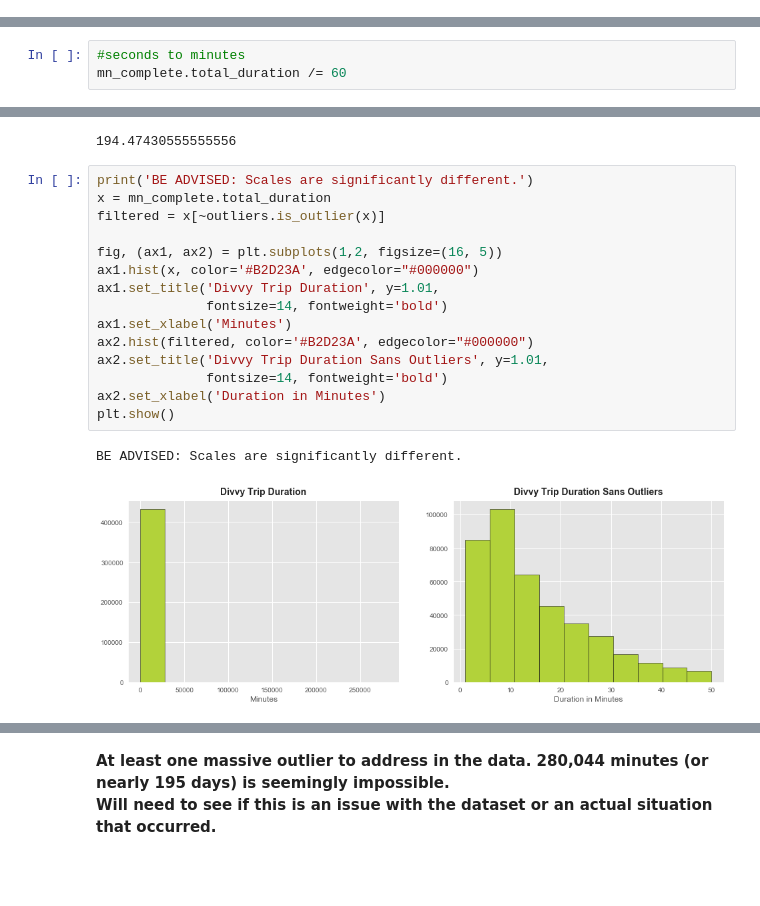
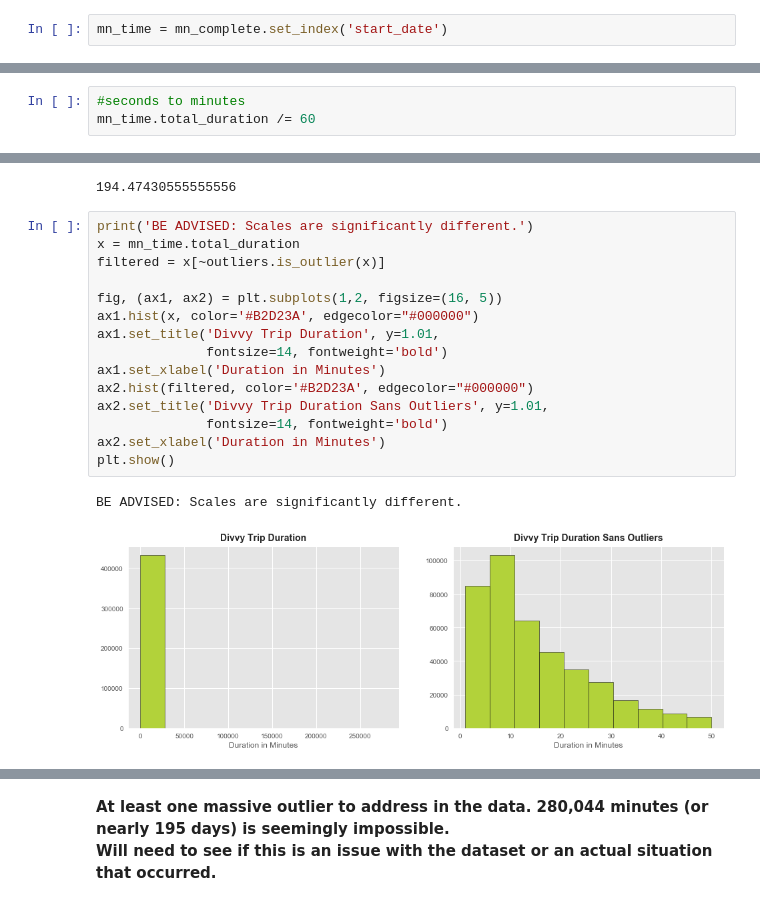
Before and after one commit to Larkin22/MN-Nice-Ride, a Jupyter notebook: MN Nice Ride - Ride Data 2016.ipynb, the cells around one changed output, grey strips where cells are left out. Drawn from its saved outputs; the diff is of its cells as text; blank space fills up the shorter version.

```diff
--- a/MN Nice Ride - Ride Data 2016.ipynb
+++ b/MN Nice Ride - Ride Data 2016.ipynb
@@ -403 +447,3 @@ plt.title("Rides by Account Type 2016", fontsize=14, fontweight='bold');
+# %%
+mn_time = mn_complete.set_index('start_date')
 # %%
@@ -424,5 +470,5 @@ BE ADVISED: Scales are significantly different.
 [figure]
 # %%
 #seconds to minutes
-mn_complete.total_duration /= 60
+mn_time.total_duration /= 60
 # %%
@@ -440,21 +486,21 @@ minutes/hour/day
 194.47430555555556
 # %%
 print('BE ADVISED: Scales are significantly different.')
-x = mn_complete.total_duration
+x = mn_time.total_duration
 filtered = x[~outliers.is_outlier(x)]
 
 fig, (ax1, ax2) = plt.subplots(1,2, figsize=(16, 5))
 ax1.hist(x, color='#B2D23A', edgecolor="#000000")
 ax1.set_title('Divvy Trip Duration', y=1.01,
               fontsize=14, fontweight='bold')
-ax1.set_xlabel('Minutes')
+ax1.set_xlabel('Duration in Minutes')
 ax2.hist(filtered, color='#B2D23A', edgecolor="#000000")
 ax2.set_title('Divvy Trip Duration Sans Outliers', y=1.01,
               fontsize=14, fontweight='bold')
 ax2.set_xlabel('Duration in Minutes')
 plt.show()
 # %% [output]
 BE ADVISED: Scales are significantly different.
-[figure, old version]
+[figure, new version]
 # %%
 print("Maximum Trip Duration: {0:,.0f}"
```
Also changed, not shown: parts of 29 cells of this notebook.
